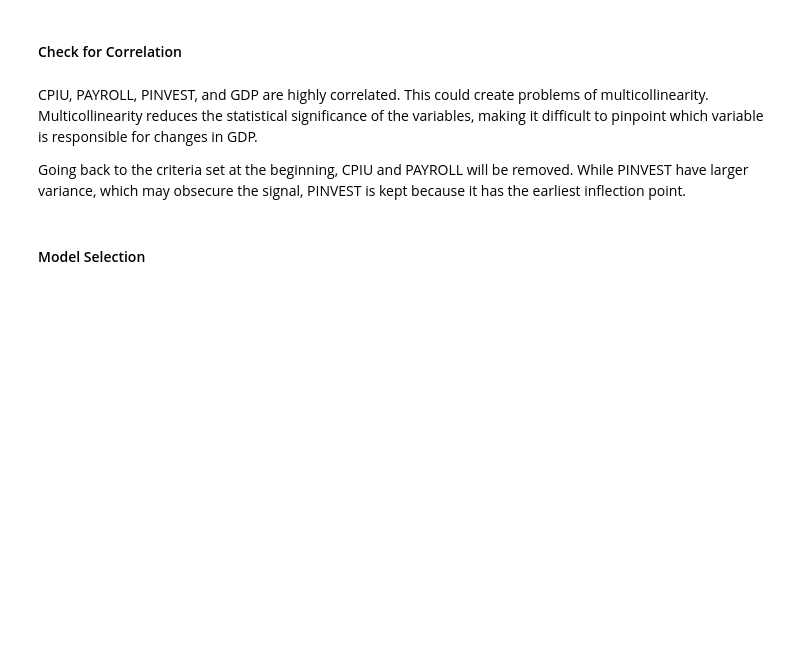
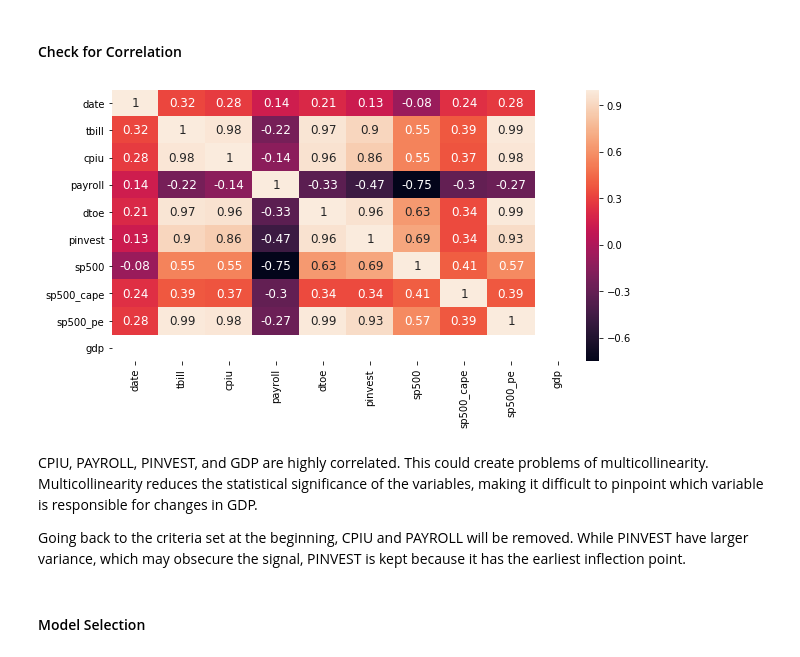
Before and after one commit to jiajunyuan/python-recession-forecaster, a Jupyter notebook: recession_predictor_first_diff.ipynb, the cells around one changed output. Drawn from its saved outputs; the diff is of its cells as text; code cells hidden in the pictures; blank space fills up the shorter version.

```diff
--- a/recession_predictor_first_diff.ipynb
+++ b/recession_predictor_first_diff.ipynb
@@ -245,11 +254,19 @@ plt.tight_layout()
 # %% [markdown]
 #### Check for Correlation
 # %%
-plt.figure(figsize = (10,5))
-ax = sb.heatmap(data.corr(), xticklabels=data.columns.values, yticklabels=data.columns.values, annot=True, annot_kws={'size':12})
-bottom, top = ax.get_ylim()
-ax.set_ylim(bottom + 0.5, top - 0.5)
-plt.show()
+def generate_corr_heatmap(data_input):
+    plt.figure(figsize = (10,5))
+    ax = sb.heatmap(data_input.corr(),
+                    xticklabels=data_input.columns.values,
+                    yticklabels=data_input.columns.values,
+                    annot=True, annot_kws={'size':12})
+    bottom, top = ax.get_ylim()
+    ax.set_ylim(bottom + 0.5, top - 0.5)
+    plt.show()
+# %%
+generate_corr_heatmap(data)
+# %% [output]
+[figure, added]
 # %% [markdown]
 CPIU, PAYROLL, PINVEST, and GDP are highly correlated. This could create problems of multicollinearity. Multicollinearity reduces the statistical significance of the variables, making it difficult to pinpoint which variable is responsible for changes in GDP.
 
```
Also changed, not shown: parts of 61 cells of this notebook.
